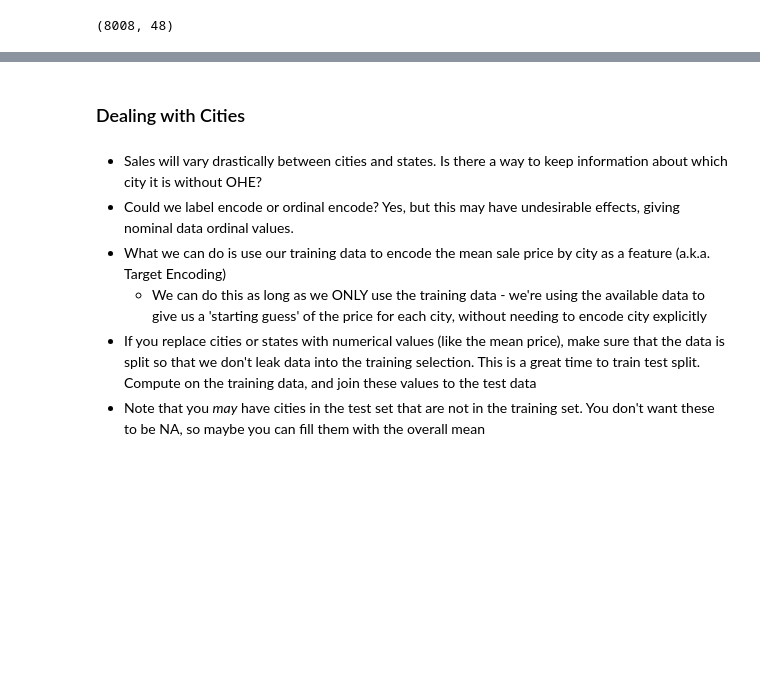
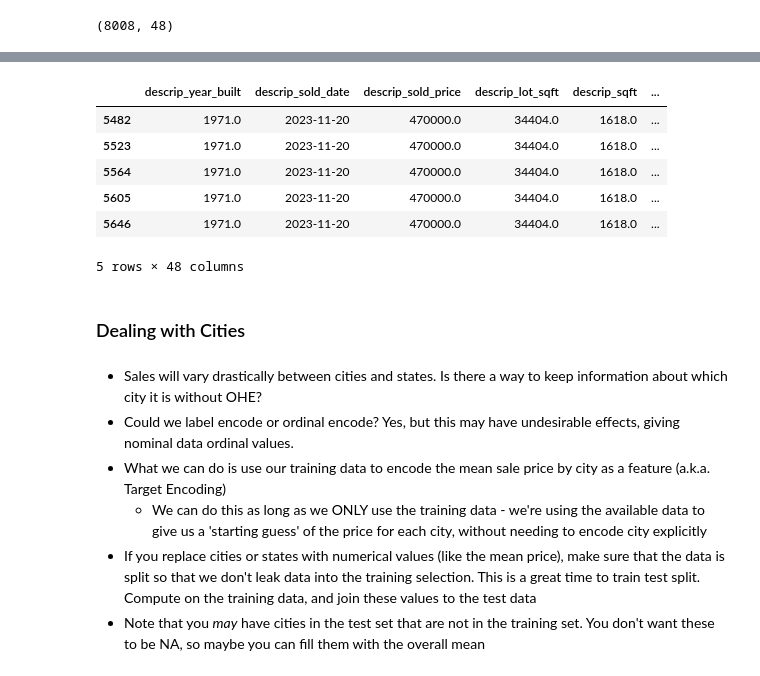
Before and after one commit to MeghanBarritt/midterm_project_datasci, a Jupyter notebook: notebooks/1 - EDA.ipynb, the cells around one changed output, grey strips where cells are left out. Cells and saved outputs as stored; diff of their text form; code cells hidden in the pictures; blank space fills up the shorter version.

```diff
--- a/notebooks/1 - EDA.ipynb
+++ b/notebooks/1 - EDA.ipynb
@@ -547,0 +570,3 @@ data = data.drop(['descrip_baths_3qtr','descrip_baths_full','descrip_baths_half'
+# %%
+data['descrip_baths'] = data['descrip_baths'].fillna(0)
+data['descrip_beds'] = data['descrip_beds'].fillna(0)
@@ -547,0 +576,22 @@ data = data.drop(['descrip_baths_3qtr','descrip_baths_full','descrip_baths_half'
+# %%
+data['cul_de_sac'] = data['cul_de_sac'].fillna(0)
+data['family_room'] = data['family_room'].fillna(0)
+data['hardwood_floors'] = data['hardwood_floors'].fillna(0)
+data['basement'] = data['basement'].fillna(0)
+data['rental_property'] = data['rental_property'].fillna(0)
+data['private_courtyard'] = data['private_courtyard'].fillna(0)
+data['den_or_office'] = data['den_or_office'].fillna(0)
+data['smart_homes'] = data['smart_homes'].fillna(0)
+data['guest_parking'] = data['guest_parking'].fillna(0)
+data['storm_shelter'] = data['storm_shelter'].fillna(0)
+data['furniture'] = data['furniture'].fillna(0)
+data['dishwasher'] = data['dishwasher'].fillna(0)
+data['central_air'] = data['central_air'].fillna(0)
+data['exposed_brick'] = data['exposed_brick'].fillna(0)
+data['security'] = data['security'].fillna(0)
+data['pets_allowed'] = data['pets_allowed'].fillna(0)
+data['fireplace'] = data['fireplace'].fillna(0)
+data['dining_room'] = data['dining_room'].fillna(0)
+data['wine_cellar'] = data['wine_cellar'].fillna(0)
+data['wine_cellar'] = data['wine_cellar'].fillna(0)
+data['wine_cellar'] = data['wine_cellar'].fillna(0)
@@ -548,3 +600,12 @@ data = data.drop(['descrip_baths_3qtr','descrip_baths_full','descrip_baths_half'
+# %%
+data = data.drop('property_type',axis=1)
+# %%
+data = data[['descrip_year_built','descrip_sold_date','descrip_sold_price','descrip_lot_sqft','descrip_sqft','location_state','location_city','garage_car_spaces',
+             'descrip_stories','descrip_beds','descrip_baths','property_type_condo','property_type_land','property_type_mobile','property_type_multi_family',
+             'property_type_other','property_type_single_family','property_type_townhouse','property_type_unknown','has_parking','heating','porch','laundry_facilities',
+             'notable_kitchen','notable_ceiling','recently_updated','multimedia_room','enclosed_yard','cul_de_sac','family_room','hardwood_floors','basement',
+             'rental_property','furniture','private_courtyard','central_air','dishwasher','fireplace','den_or_office','smart_homes','guest_parking','storm_shelter',
+             'exposed_brick','solar_power','security','pets_allowed','dining_room','wine_cellar']]
 # %%
 data.shape
 # %% [output]
@@ -589,3 +637,13 @@ Index(['carport', 'cul_de_sac', 'family_room', 'hardwood_floors', 'basement',
+# %%
+data[data['location_city'].isna()]
+# %% [output]
+|  | descrip_year_built | descrip_sold_date | descrip_sold_price | descrip_lot_sqft | descrip_sqft | ... |
+| 5482 | 1971.0 | 2023-11-20 | 470000.0 | 34404.0 | 1618.0 | ... |
+| 5523 | 1971.0 | 2023-11-20 | 470000.0 | 34404.0 | 1618.0 | ... |
+| 5564 | 1971.0 | 2023-11-20 | 470000.0 | 34404.0 | 1618.0 | ... |
+| 5605 | 1971.0 | 2023-11-20 | 470000.0 | 34404.0 | 1618.0 | ... |
+| 5646 | 1971.0 | 2023-11-20 | 470000.0 | 34404.0 | 1618.0 | ... |
+5 rows × 48 columns
 # %% [markdown]
 ### Dealing with Cities
 # %% [markdown]
```
Also changed, not shown: parts of 22 cells of this notebook.
